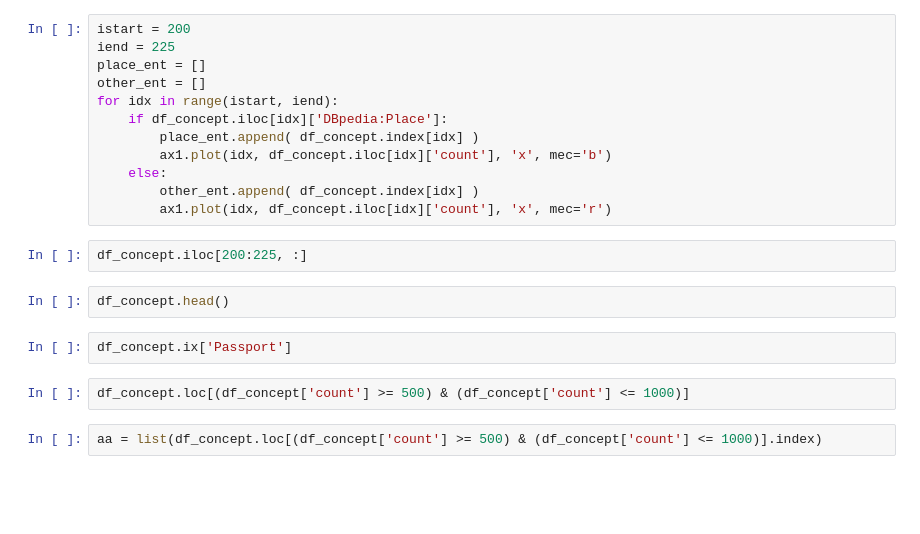
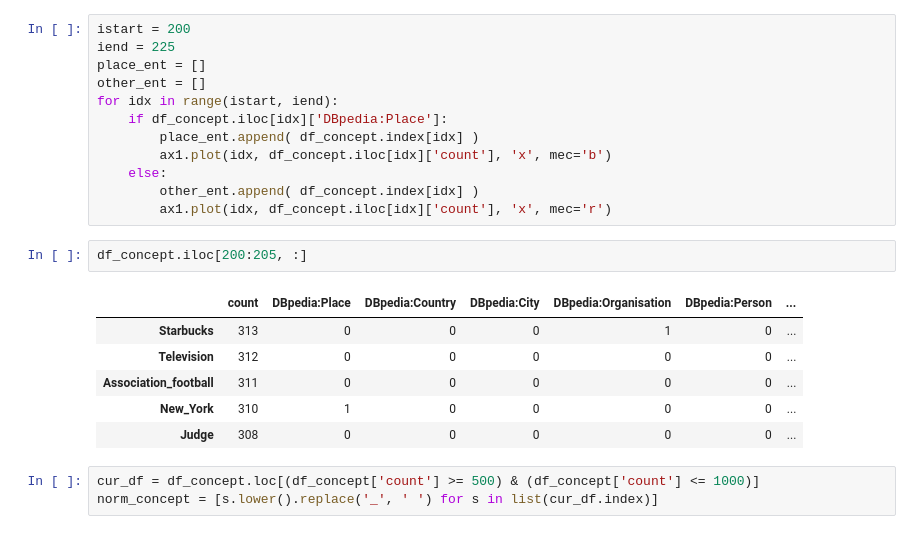
Before and after one commit to lexingxie/dataXplore, a Jupyter notebook: explore_concept_stat.ipynb, the cells around one changed output. Saved outputs shown, nothing was run; the diff lists cells and outputs as text; blank space fills up the shorter version.

```diff
--- a/explore_concept_stat.ipynb
+++ b/explore_concept_stat.ipynb
@@ -42,12 +47,14 @@ for idx in range(istart, iend):
         other_ent.append( df_concept.index[idx] )
         ax1.plot(idx, df_concept.iloc[idx]['count'], 'x', mec='r')
 # %%
-df_concept.iloc[200:225, :]
+df_concept.iloc[200:205, :]
+# %% [output]
+|  | count | DBpedia:Place | DBpedia:Country | DBpedia:City | DBpedia:Organisation | DBpedia:Person | ... |
+| Starbucks | 313 | 0 | 0 | 0 | 1 | 0 | ... |
+| Television | 312 | 0 | 0 | 0 | 0 | 0 | ... |
+| Association_football | 311 | 0 | 0 | 0 | 0 | 0 | ... |
+| New_York | 310 | 1 | 0 | 0 | 0 | 0 | ... |
+| Judge | 308 | 0 | 0 | 0 | 0 | 0 | ... |
-# %%
-df_concept.head()
-# %%
-df_concept.ix['Passport']
 # %%
-df_concept.loc[(df_concept['count'] >= 500) & (df_concept['count'] <= 1000)]
+cur_df = df_concept.loc[(df_concept['count'] >= 500) & (df_concept['count'] <= 1000)]
+norm_concept = [s.lower().replace('_', ' ') for s in list(cur_df.index)]
-# %%
-aa = list(df_concept.loc[(df_concept['count'] >= 500) & (df_concept['count'] <= 1000)].index)
```
Also changed, not shown: parts of 11 cells of this notebook, 1 other file.
